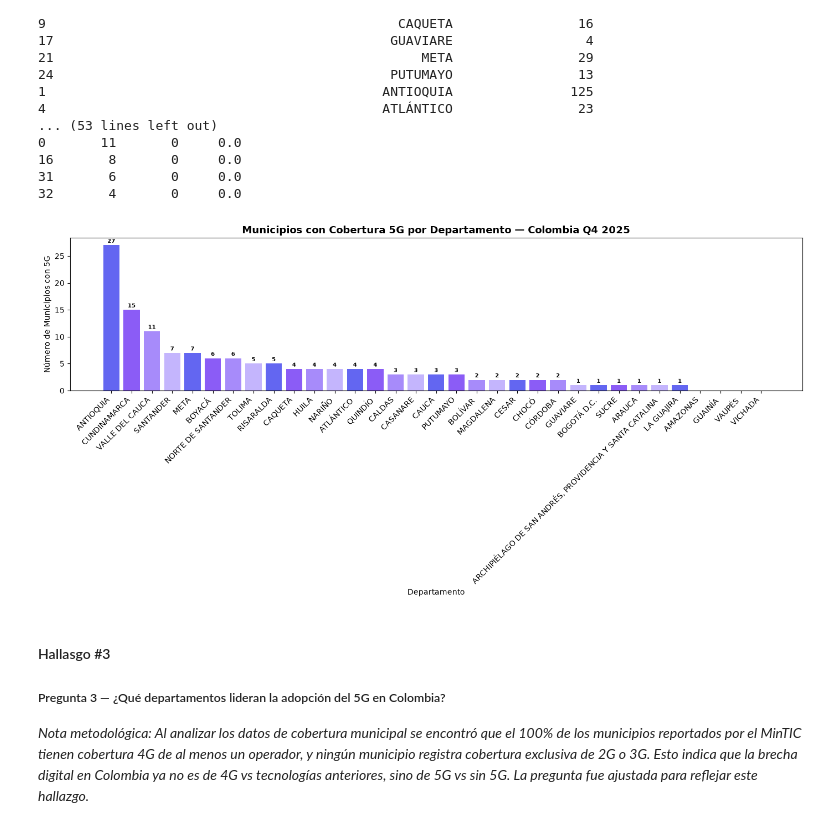
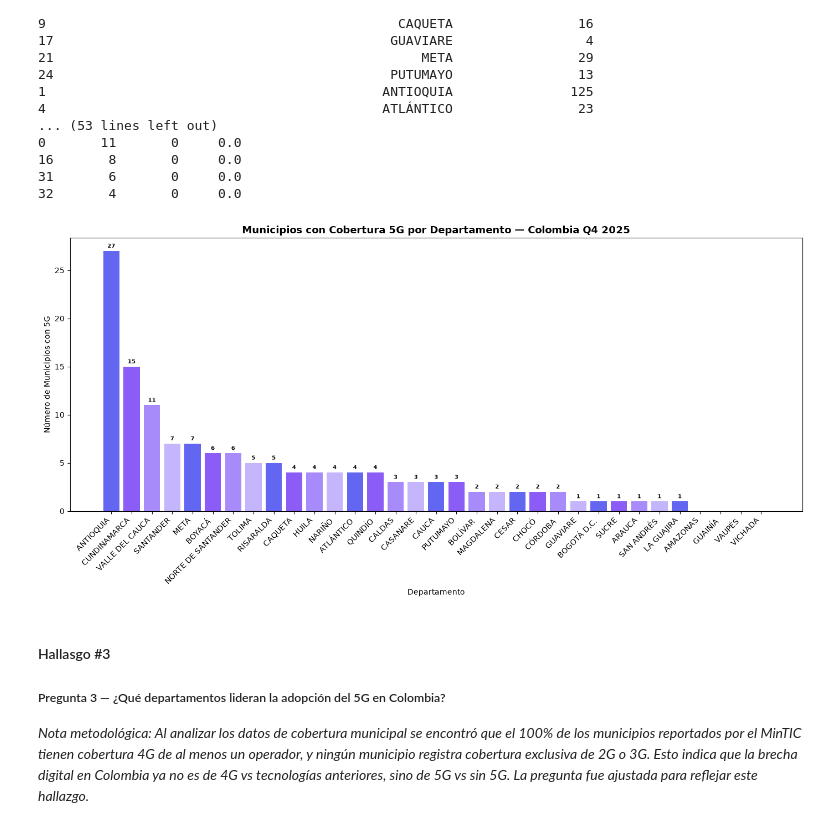
Before and after one commit to perezg1611/analisis_tic, a Jupyter notebook: notebooks/02_exploracion_y_analisis.ipynb, the cells around one changed output. Drawn from its saved outputs; the diff is of its cells as text; code cells hidden in the pictures.

```diff
--- a/notebooks/02_exploracion_y_analisis.ipynb
+++ b/notebooks/02_exploracion_y_analisis.ipynb
@@ -458,40 +458,44 @@ print(df_depto.sort_values("PCT_5G", ascending=False))
 31       6       0     0.0
 32       4       0     0.0
 # %%
+df_depto["DEPARTAMENTO"] = df_depto["DEPARTAMENTO"].replace(
+    "ARCHIPIÉLAGO DE SAN ANDRÉS, PROVIDENCIA Y SANTA CATALINA",
+    "SAN ANDRÉS"
+)
 df_depto = df_depto.sort_values(["CON_5G"], ascending=False)
 
 fig, ax = plt.subplots(figsize=(14, 7))
 
 colores_modernos = ["#6366F1", "#8B5CF6", "#A78BFA", "#C4B5FD"]
 colores_barras = [colores_modernos[i % len(colores_modernos)]
                   for i in range(len(df_depto))]
 
 bars = ax.bar(df_depto["DEPARTAMENTO"],
               df_depto["CON_5G"],
               color=colores_barras)
 
 # Valor encima de cada barra
 for bar in bars:
     valor = bar.get_height()
     if valor > 0:
         ax.text(bar.get_x() + bar.get_width() / 2,
                 valor + 0.2,
                 str(int(valor)),
                 ha="center", va="bottom", fontsize=7.5, fontweight="bold")
 
 ax.set_title("Municipios con Cobertura 5G por Departamento — Colombia Q4 2025",
              fontsize=13, fontweight="bold")
 ax.set_xlabel("Departamento", fontsize=10)
 ax.set_ylabel("Número de Municipios con 5G", fontsize=10)
 ax.set_xticklabels(df_depto["DEPARTAMENTO"], rotation=45, ha="right")
 ax.tick_params(axis="x", rotation=45)
 
 plt.tight_layout()
 plt.savefig("../dashboard/capturas/cobertura_5G_por_departamento.png",
             dpi=150, bbox_inches="tight")
 plt.show()
 # %% [output]
-[figure, old version]
+[figure, new version]
 # %% [markdown]
 #### Hallasgo #3
 ##### Pregunta 3 — ¿Qué departamentos lideran la adopción del 5G en Colombia?
```
Also changed, not shown: 3 other files.
